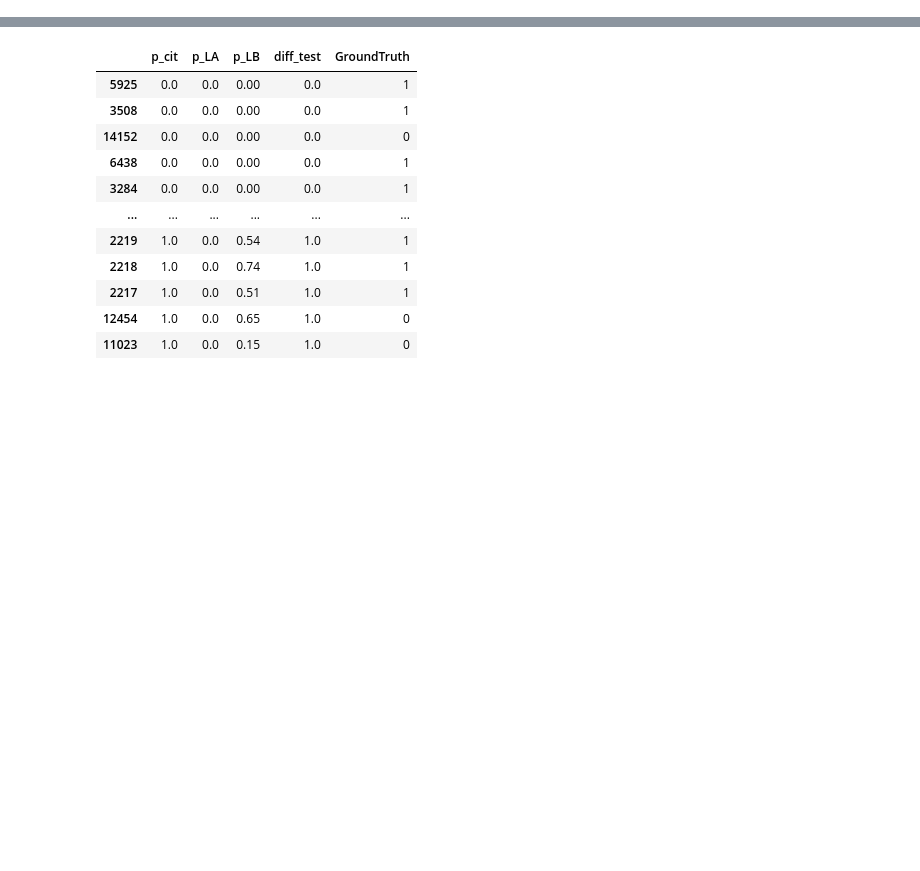
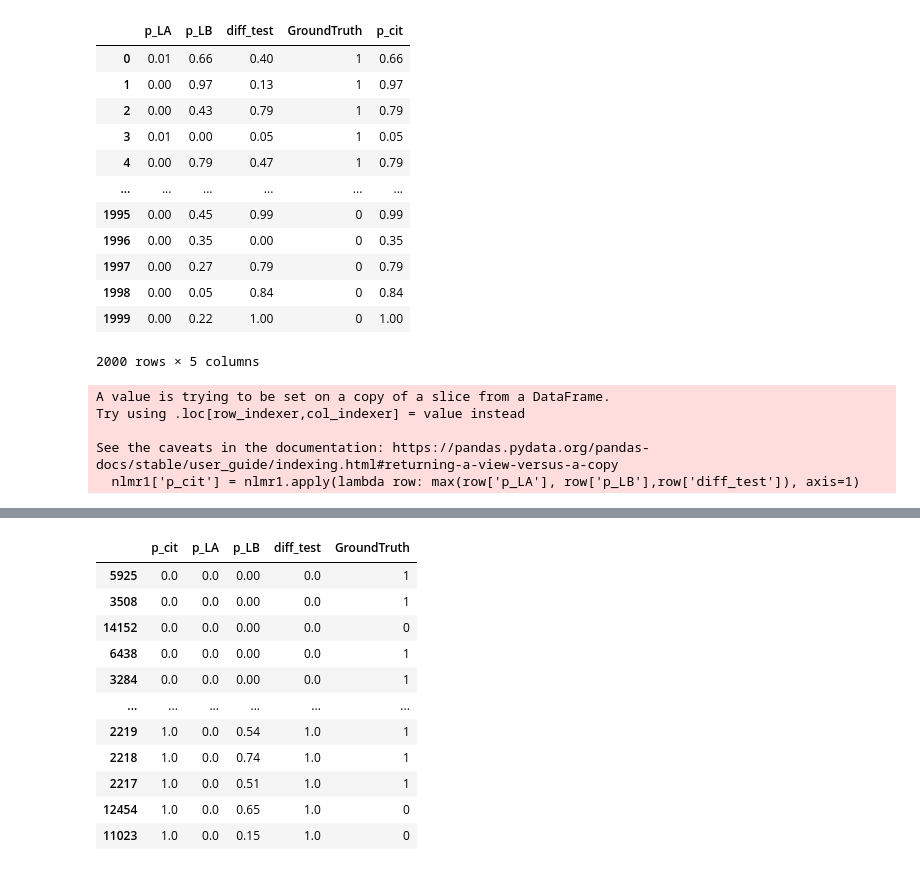
Before and after one commit to BIRDSgroup/NLCD, a Jupyter notebook: thirdApproach/PRcurvetopk.ipynb, the cells around one changed output, grey strips where cells are left out. Cells and saved outputs as stored; diff of their text form; code cells hidden in the pictures; blank space fills up the shorter version.

```diff
--- a/thirdApproach/PRcurvetopk.ipynb
+++ b/thirdApproach/PRcurvetopk.ipynb
@@ -14,2 +31,3 @@ cit=pd.read_csv("YeastbothresultsCIT10k.csv")
 # %%
-nlmr=pd.read_csv("YeastbothresultsOurmethod10k.csv")
+#nlmr=pd.read_csv("YeastbothresultsOurmethod10k.csv")
+nlmr1=pd.read_csv("YeastbothresultsOurmethod.csv")
@@ -15,0 +54,28 @@ nlmr=pd.read_csv("YeastbothresultsOurmethod10k.csv")
+# %%
+nlmr1.columns=['GroundTruth','p_LA','p_LB','diff_test']
+# %%
+nlmr1=nlmr1[['p_LA','p_LB','diff_test','GroundTruth']]
+# %%
+nlmr1
+# %% [output]
+|  | p_LA | p_LB | diff_test | GroundTruth | p_cit |
+| 0 | 0.01 | 0.66 | 0.40 | 1 | 0.66 |
+| 1 | 0.00 | 0.97 | 0.13 | 1 | 0.97 |
+| 2 | 0.00 | 0.43 | 0.79 | 1 | 0.79 |
+| 3 | 0.01 | 0.00 | 0.05 | 1 | 0.05 |
+| 4 | 0.00 | 0.79 | 0.47 | 1 | 0.79 |
+| ... | ... | ... | ... | ... | ... |
+| 1995 | 0.00 | 0.45 | 0.99 | 0 | 0.99 |
+| 1996 | 0.00 | 0.35 | 0.00 | 0 | 0.35 |
+| 1997 | 0.00 | 0.27 | 0.79 | 0 | 0.79 |
+| 1998 | 0.00 | 0.05 | 0.84 | 0 | 0.84 |
+| 1999 | 0.00 | 0.22 | 1.00 | 0 | 1.00 |
+2000 rows × 5 columns
+# %%
+nlmr1['p_cit'] = nlmr1.apply(lambda row: max(row['p_LA'], row['p_LB'],row['diff_test']), axis=1)
+# %% [output]
+A value is trying to be set on a copy of a slice from a DataFrame.
+Try using .loc[row_indexer,col_indexer] = value instead
+
+See the caveats in the documentation: https://pandas.pydata.org/pandas-docs/stable/user_guide/indexing.html#returning-a-view-versus-a-copy
+  nlmr1['p_cit'] = nlmr1.apply(lambda row: max(row['p_LA'], row['p_LB'],row['diff_test']), axis=1)
```
Also changed, not shown: parts of 12 cells of this notebook, 8 other files.
